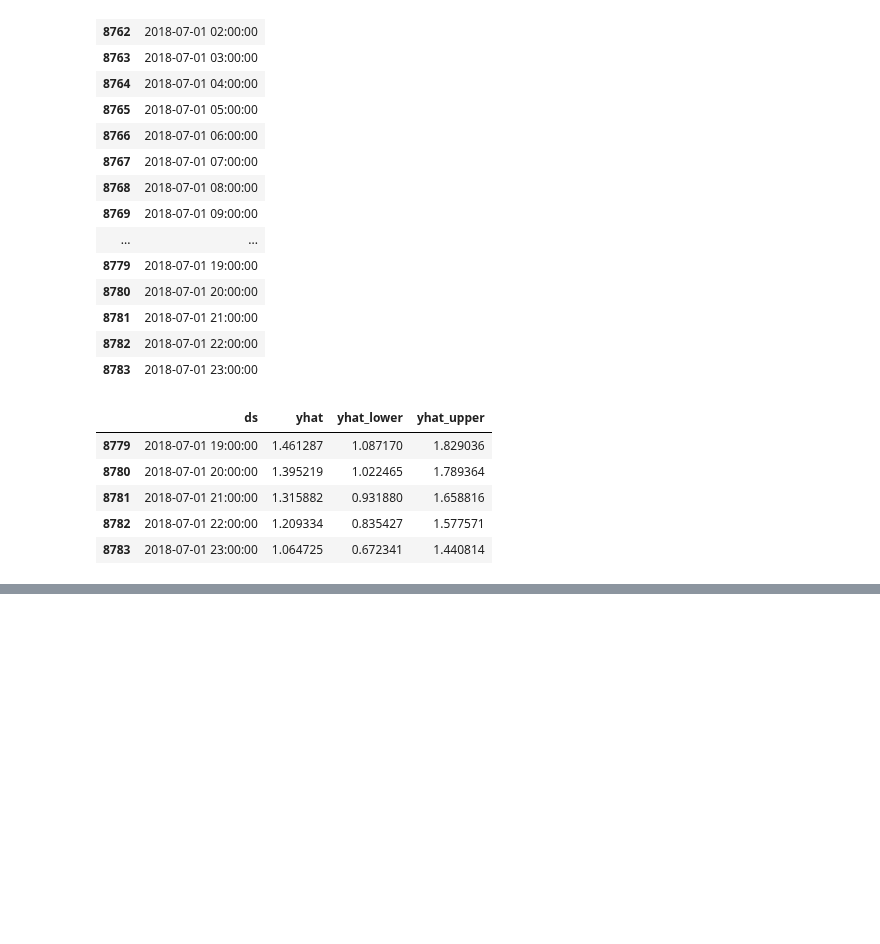
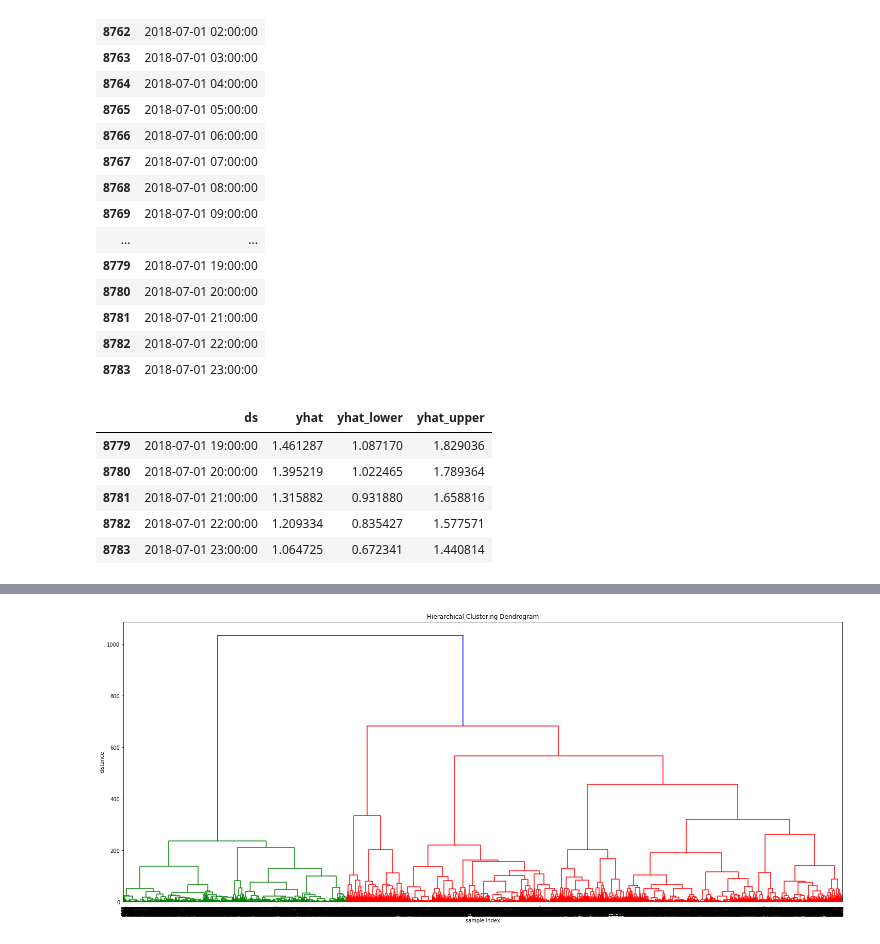
Before and after one commit to yagippi27/DACON_CONTEST_2019, a Jupyter notebook: SOOMIN/temp.ipynb, the cells around one changed output, grey strips where cells are left out. Saved outputs shown, nothing was run; the diff lists cells and outputs as text; code cells hidden in the pictures; blank space fills up the shorter version.

```diff
--- a/SOOMIN/temp.ipynb
+++ b/SOOMIN/temp.ipynb
@@ -118,0 +124,22 @@ plt.show() # clear the plot
+# %%
+test = pd.read_csv("data/Test_시간별평균대치.csv", sep=',')
+# object 타입의 'Time'열을 datetime 타입으로 변환
+test['Time'] = pd.to_datetime(test.Time)
+
+# 'Time'열을 데이터프레임의 인덱스로 설정
+test = test.set_index('Time')
+# %%
+z = linkage(test, 'ward')
+# %%
+plt.figure(figsize=(25, 10))
+plt.title('Hierarchical Clustering Dendrogram')
+plt.xlabel('sample index')
+plt.ylabel('distance')
+dendrogram(
+        z,
+    leaf_rotation=90.,  # rotates the x axis labels
+    leaf_font_size=8.,  # font size for the x axis labels
+)
+plt.show()
+# %% [output]
+[figure, added]
```
Also changed, not shown: parts of 2 cells of this notebook, 7 other files.
